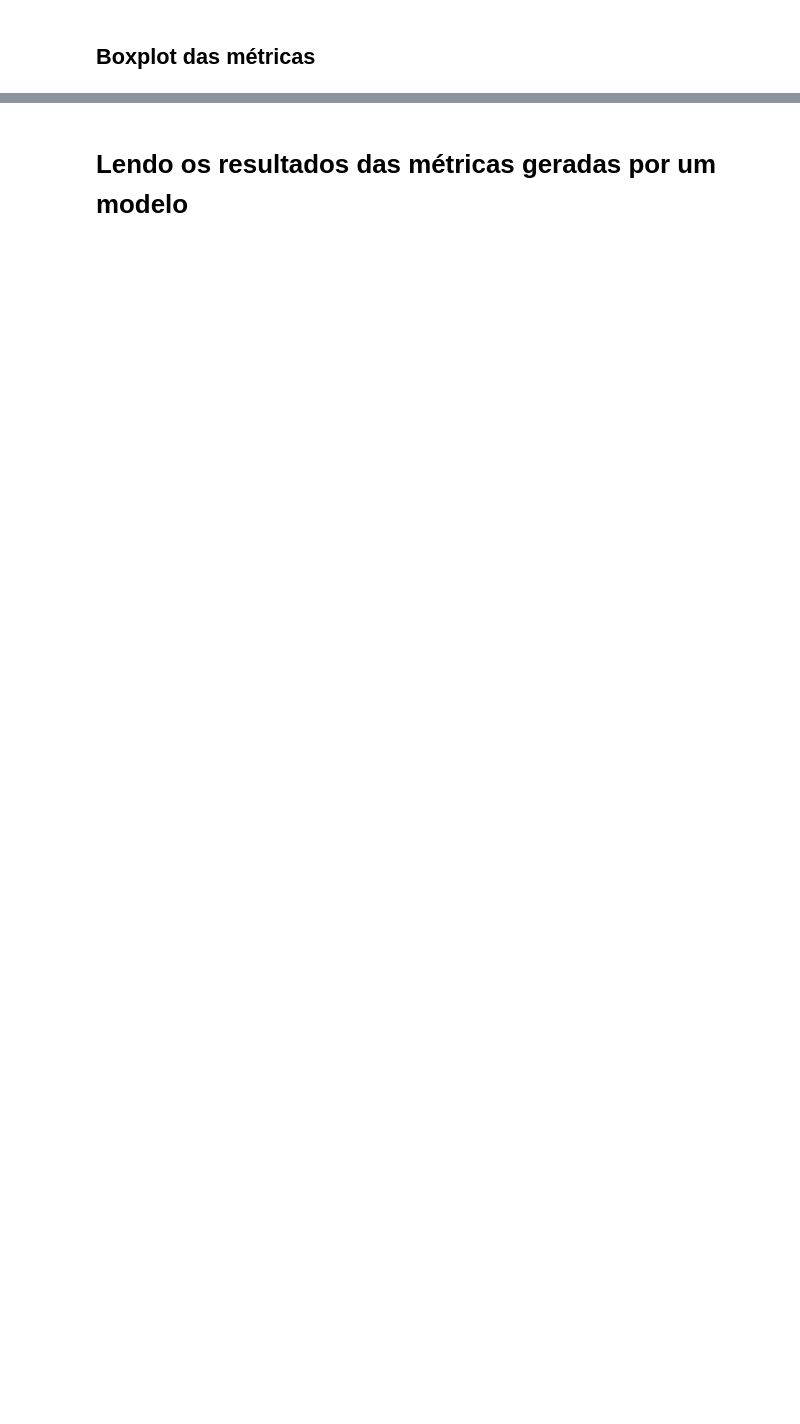
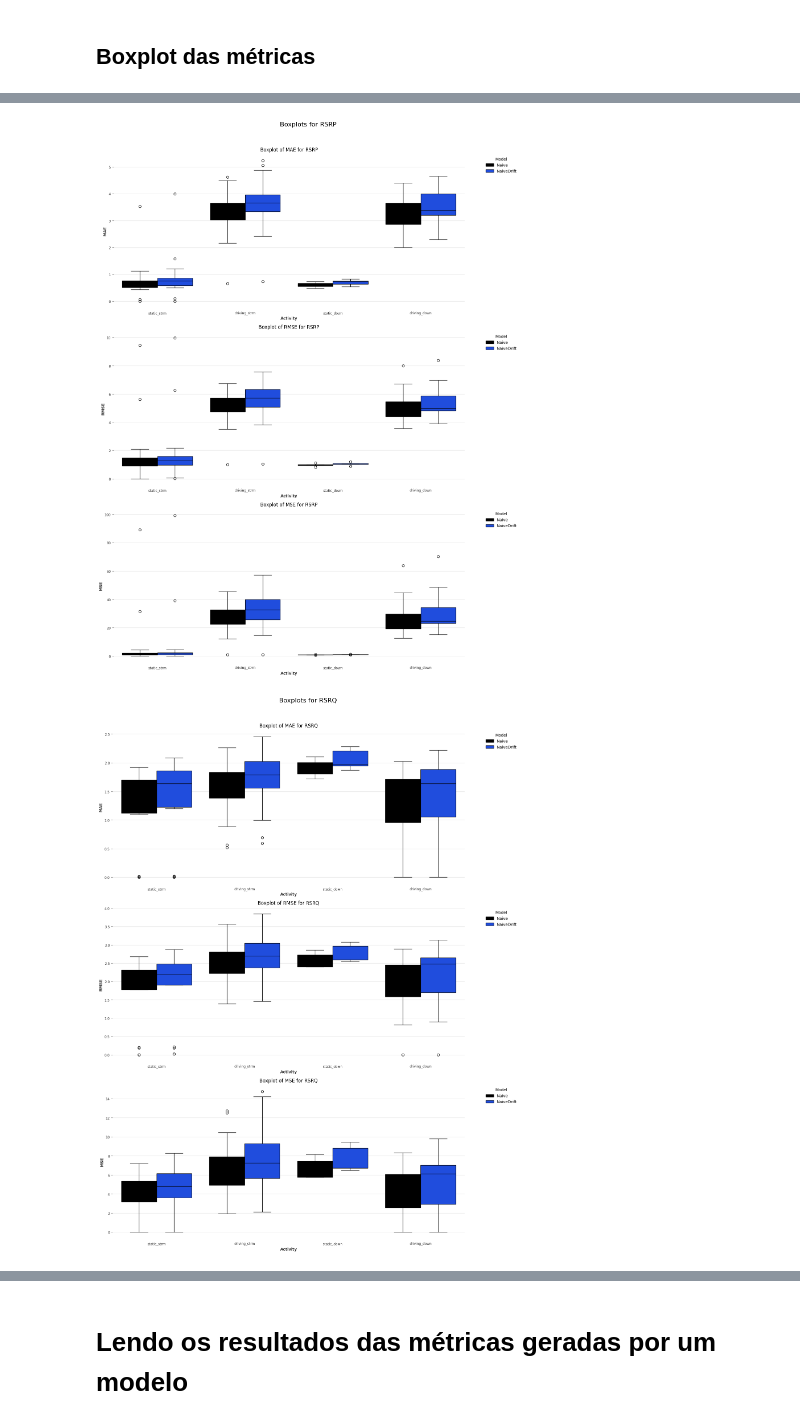
Before and after one commit to ejs94/5g-forecasting, a Jupyter notebook: notebooks/5_plot_results.ipynb, the cells around one changed output, grey strips where cells are left out. Cells and saved outputs as stored; diff of their text form; code cells hidden in the pictures; blank space fills up the shorter version.

```diff
--- a/notebooks/5_plot_results.ipynb
+++ b/notebooks/5_plot_results.ipynb
@@ -290,0 +204,5 @@ plot_box_for_row(df.iloc[0])
+# %%
+plot_metrics_by_target(data)
+# %% [output]
+[figure, added]
+[figure, added]
```
Also changed, not shown: parts of 18 cells of this notebook, 1 other file.
